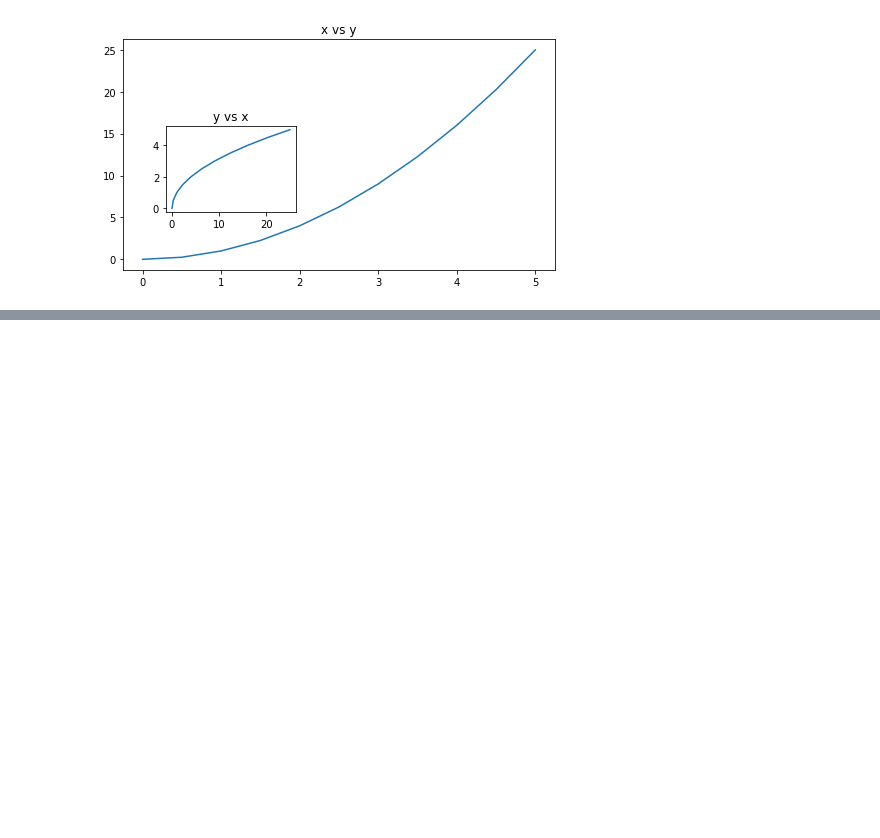
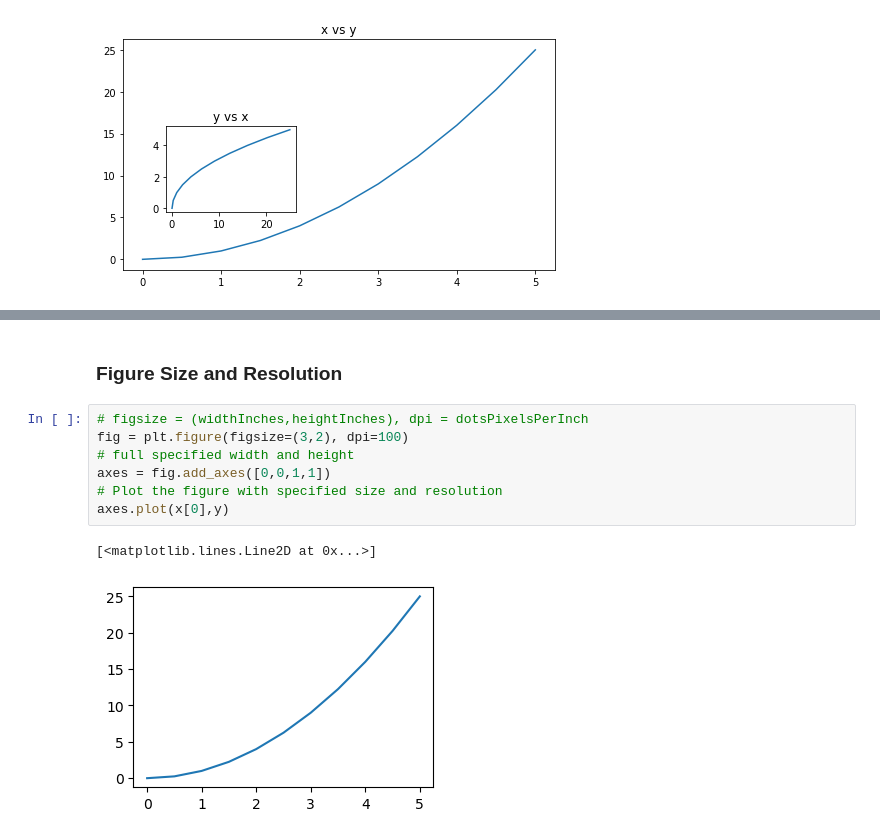
Before and after one commit to kamelCased/learningDataScience, a Jupyter notebook: MatPlotLib.ipynb, the cells around one changed output, grey strips where cells are left out. Saved outputs shown, nothing was run; the diff lists cells and outputs as text; blank space fills up the shorter version.

```diff
--- a/MatPlotLib.ipynb
+++ b/MatPlotLib.ipynb
@@ -132,0 +179,12 @@ Text(0.5, 1.0, 'y vs x')
+# %% [markdown]
+### Figure Size and Resolution
+# %%
+# figsize = (widthInches,heightInches), dpi = dotsPixelsPerInch
+fig = plt.figure(figsize=(3,2), dpi=100)
+# full specified width and height
+axes = fig.add_axes([0,0,1,1])
+# Plot the figure with specified size and resolution
+axes.plot(x[0],y)
+# %% [output]
+[<matplotlib.lines.Line2D at 0x...>]
+[figure, added]
```
Also changed, not shown: parts of 17 cells of this notebook, 1 other file.
